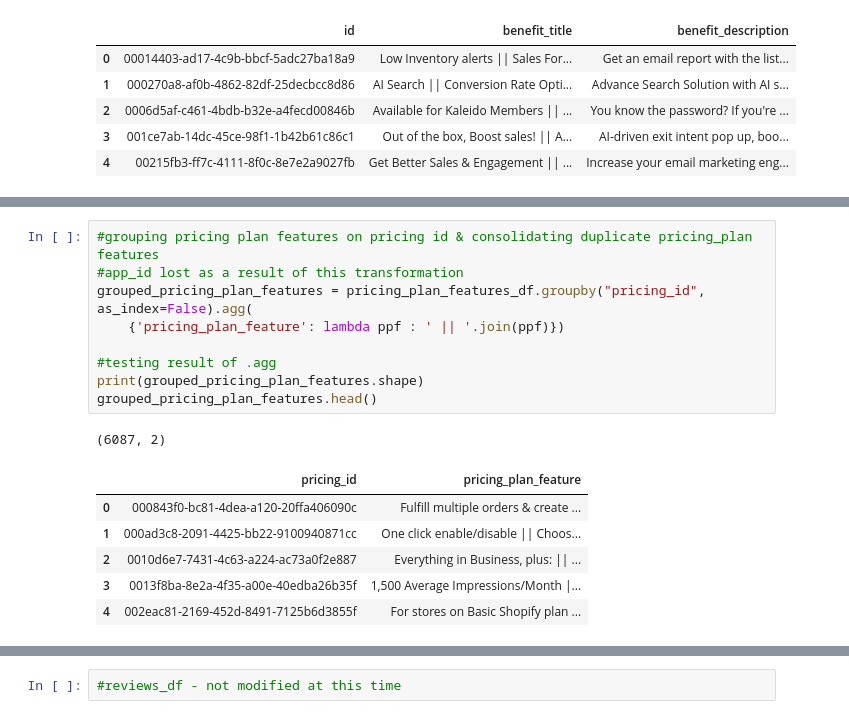
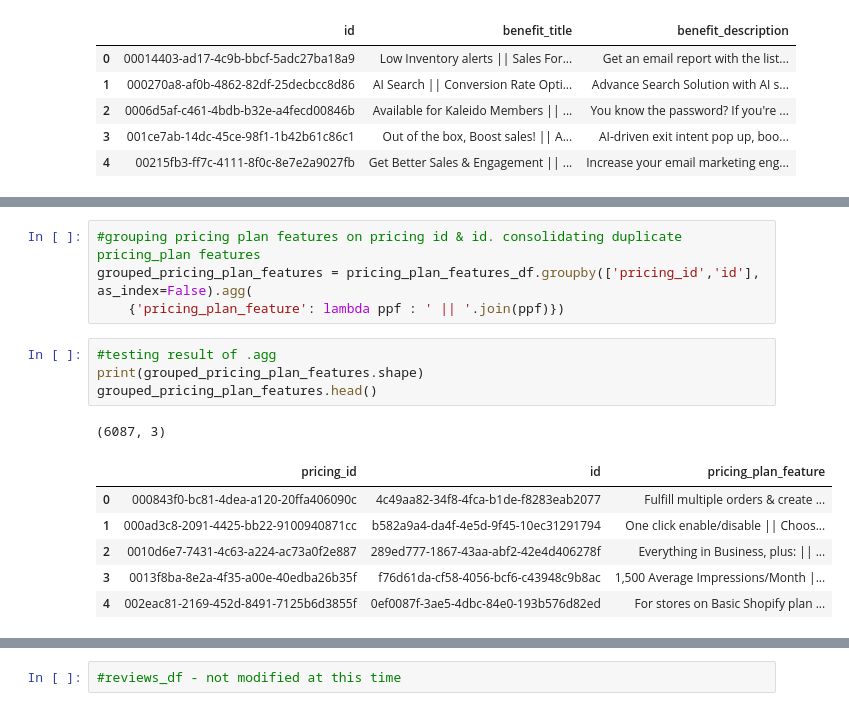
Before and after one commit to mt-smith/Springboard, a Jupyter notebook: Capstone_2/Shopify_Analysis_Capstone/notebooks/DataWranglingNotebook.ipynb, the cells around one changed output, grey strips where cells are left out. Saved outputs shown, nothing was run; the diff lists cells and outputs as text.

```diff
--- a/Capstone_2/Shopify_Analysis_Capstone/notebooks/DataWranglingNotebook.ipynb
+++ b/Capstone_2/Shopify_Analysis_Capstone/notebooks/DataWranglingNotebook.ipynb
@@ -233,22 +233,21 @@ pricing_plan_features_df.head()
 | 2 | 7238abeb-b83b-44a9-bc0f-922b6ccdf90f | d6e49a3c-2f9f-4bfa-8c26-5d024faf2241 | 40% OFF YEARLY PLANS THRU CYBER M... |
 | 3 | 002eac81-2169-452d-8491-7125b6d3855f | 0ef0087f-3ae5-4dbc-84e0-193b576d82ed | For stores on Basic Shopify plan |
 | 4 | 002eac81-2169-452d-8491-7125b6d3855f | 0ef0087f-3ae5-4dbc-84e0-193b576d82ed | All current and future apps Included |
+# %%
+#grouping pricing plan features on pricing id & id. consolidating duplicate pricing_plan features
+grouped_pricing_plan_features = pricing_plan_features_df.groupby(['pricing_id','id'], as_index=False).agg(
+    {'pricing_plan_feature': lambda ppf : ' || '.join(ppf)})
 # %%
-#grouping pricing plan features on pricing id & consolidating duplicate pricing_plan features
-#app_id lost as a result of this transformation
-grouped_pricing_plan_features = pricing_plan_features_df.groupby("pricing_id", as_index=False).agg(
-    {'pricing_plan_feature': lambda ppf : ' || '.join(ppf)})
-
 #testing result of .agg
 print(grouped_pricing_plan_features.shape)
 grouped_pricing_plan_features.head()
 # %% [output]
-(6087, 2)
+(6087, 3)
-|  | pricing_id | pricing_plan_feature |
-| 0 | 000843f0-bc81-4dea-a120-20ffa406090c | Fulfill multiple orders & create ... |
-| 1 | 000ad3c8-2091-4425-bb22-9100940871cc | One click enable/disable || Choos... |
-| 2 | 0010d6e7-7431-4c63-a224-ac73a0f2e887 | Everything in Business, plus: || ... |
-| 3 | 0013f8ba-8e2a-4f35-a00e-40edba26b35f | 1,500 Average Impressions/Month |... |
-| 4 | 002eac81-2169-452d-8491-7125b6d3855f | For stores on Basic Shopify plan ... |
+|  | pricing_id | id | pricing_plan_feature |
+| 0 | 000843f0-bc81-4dea-a120-20ffa406090c | 4c49aa82-34f8-4fca-b1de-f8283eab2077 | Fulfill multiple orders & create ... |
+| 1 | 000ad3c8-2091-4425-bb22-9100940871cc | b582a9a4-da4f-4e5d-9f45-10ec31291794 | One click enable/disable || Choos... |
+| 2 | 0010d6e7-7431-4c63-a224-ac73a0f2e887 | 289ed777-1867-43aa-abf2-42e4d406278f | Everything in Business, plus: || ... |
+| 3 | 0013f8ba-8e2a-4f35-a00e-40edba26b35f | f76d61da-cf58-4056-bcf6-c43948c9b8ac | 1,500 Average Impressions/Month |... |
+| 4 | 002eac81-2169-452d-8491-7125b6d3855f | 0ef0087f-3ae5-4dbc-84e0-193b576d82ed | For stores on Basic Shopify plan ... |
 # %%
 #merging pricing & pricing_plans to create a hybrid table
```
Also changed, not shown: parts of 19 cells of this notebook.
